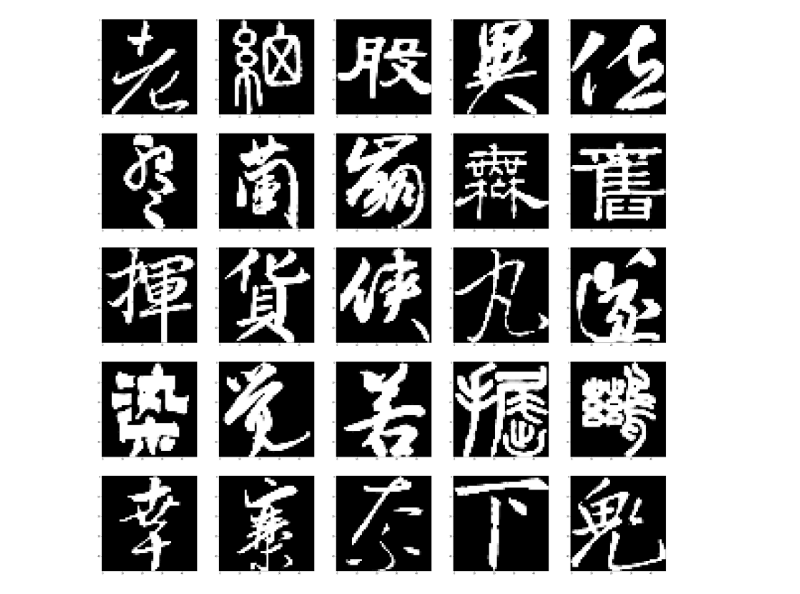
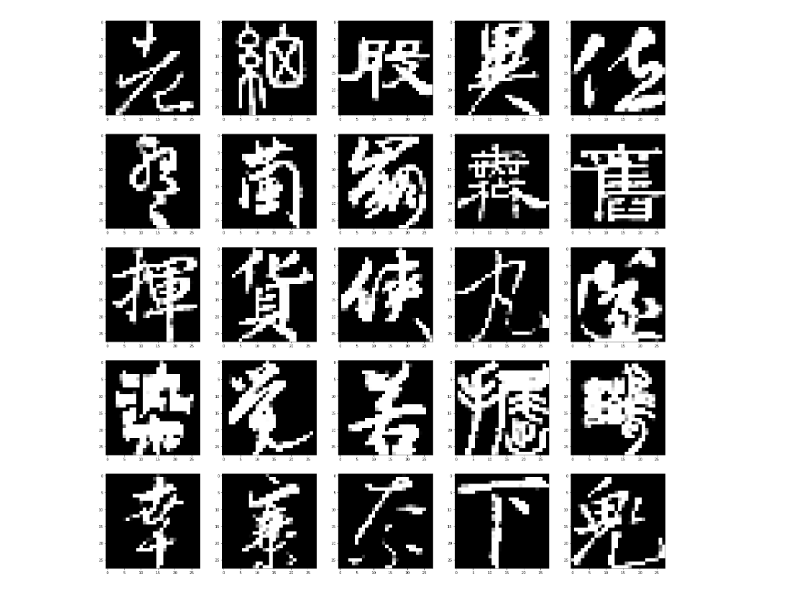
Before and after one commit to maxwo/hanzi, a Jupyter notebook: style_classifier.ipynb, the cells around one changed output. Cells and saved outputs as stored; diff of their text form; code cells hidden in the pictures.

```diff
--- a/style_classifier.ipynb
+++ b/style_classifier.ipynb
@@ -5,7 +5,7 @@ import pandas as pd
 # %%
 styles = ['隸', '楷', '篆', '行', '草']
 column_names = ["key", "character", "style", "author", "image"]
-image_size = 48
+image_size = 28
 # %%
 dataframe = pd.read_csv("/tf/hanzi/data.csv", header=None, names = column_names)
 authors = dataframe["author"].unique()
@@ -36,9 +36,9 @@ def get_processed_dataset(fileList, positions):
     return process_dataset(dataset)
 
 def process_dataset(dataset):
-    dataset = dataset.batch(128)
-    dataset = dataset.repeat(15)
-    return dataset.map(lambda x: (x["image"], x["style"])).apply(tf.data.experimental.ignore_errors())
+    dataset = dataset.batch(32)
+    dataset = dataset.repeat(10)
+    return dataset.map(lambda x: (x["image"], x["style"]))
 
 def get_raw_dataset(fileList, positions):
     files = tf.data.Dataset.from_tensor_slices(fileList)
@@ -66,36 +66,36 @@ def parser():
                 image_string = tf.read_file(tf.strings.join([tf.constant("/tf/hanzi"), tensor], '/'))
                 image_decoded = tf.image.decode_png(image_string, channels=1)
                 image_resized = tf.image.resize_images(image_decoded, [image_size, image_size])
-                image_standardized = tf.image.per_image_standardization(image_resized)
-                image_reshaped = tf.reshape(image_standardized, [image_size, image_size], name = "Reshape")
+                # image_standardized = tf.image.per_image_standardization(image_resized)
+                image_reshaped = tf.reshape(image_resized, [image_size, image_size])
                 features["image"] = image_reshaped
         return features
     return parse
 
 def get_train_dataset():
     return get_processed_dataset(["/tf/hanzi/shuffled_data.csv"], (0, 120000))
 
 def get_validation_dataset():
     return get_processed_dataset(["/tf/hanzi/shuffled_data.csv"], (120000, 20000))
 
 def get_test_dataset():
     return get_processed_dataset(["/tf/hanzi/shuffled_data.csv"], (140000, dataset_size - 140000))
 
 train_dataset = get_train_dataset()
 
 iterator = train_dataset.make_initializable_iterator()
 el = iterator.get_next()
 with tf.Session() as sess:
     sess.run(iterator.initializer)
     tf.tables_initializer().run()
     plt.figure(figsize=(image_size, image_size))
     record = sess.run(el)
     for i in range(25):
         plt.subplot(5,5,i+1)
         plt.imshow(record[0][i], cmap=plt.cm.binary)
     plt.show()
 # %% [output]
-[figure, old version]
+[figure, new version]
 # %%
 def cnn_model_fn(features, labels, mode):
   one_hot_style = tf.one_hot(labels, 5)
```
Also changed, not shown: parts of 5 cells of this notebook.
